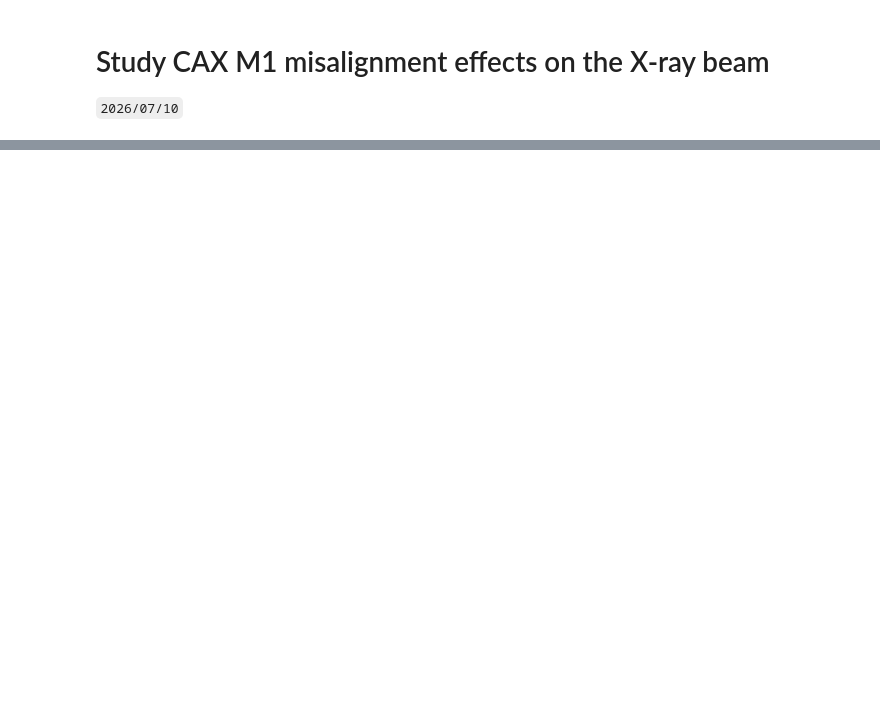
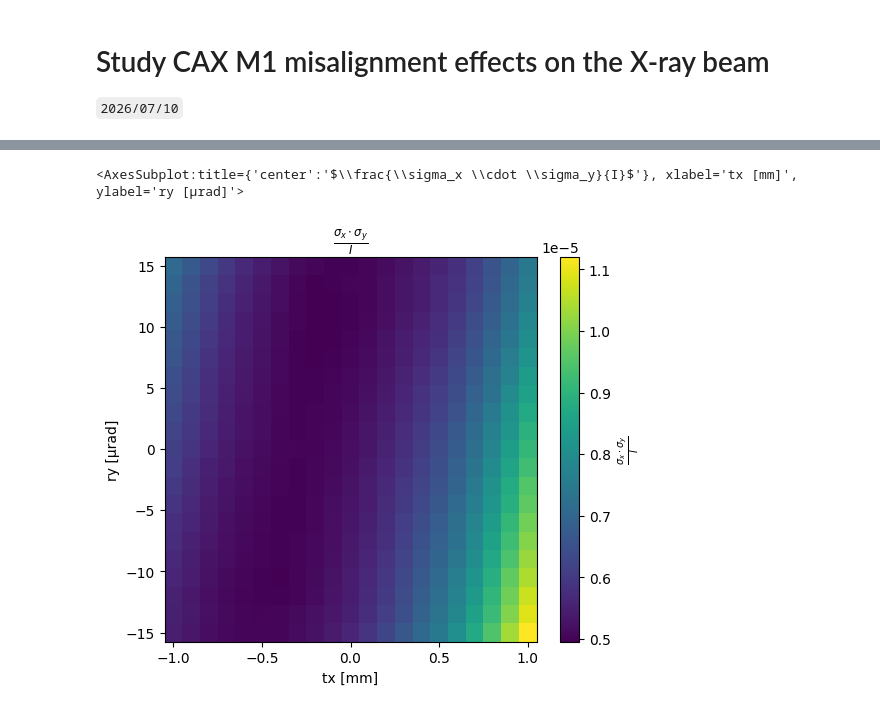
Before and after one commit to amici-lnls/cax-control, a Jupyter notebook: notebooks/cax_misalignments.ipynb, the cells around one changed output, grey strips where cells are left out. Saved outputs shown, nothing was run; the diff lists cells and outputs as text; code cells hidden in the pictures; blank space fills up the shorter version.

```diff
--- a/notebooks/cax_misalignments.ipynb
+++ b/notebooks/cax_misalignments.ipynb
@@ -276 +428,4 @@ plt.imshow(cax.dvf_B1.image.img)
+# %%
+def objective_func2(data):
+    return (data['sigma_x']*data['sigma_y']/data['peak'])
 # %%
@@ -277,0 +433,2 @@ objective = np.sqrt(data['fwhmx']**2 + data['fwhmy']**2 + np.abs(data['astig'])*
+# %%
+objective2 = objective_func2(data)
@@ -280,3 +448,8 @@ plot_scan(tx_vals, ry_vals, objective, "$\\sqrt{\\mathrm{FWHM}_x^2 + \\mathrm{FW
+# %%
+plot_scan(tx_vals, ry_vals, objective2, "$\\frac{\\sigma_x \\cdot \\sigma_y}{I}$")
+# %% [output]
+<AxesSubplot:title={'center':'$\\frac{\\sigma_x \\cdot \\sigma_y}{I}$'}, xlabel='tx [mm]', ylabel='ry [μrad]'>
+[figure, added]
 # %%
 old_data = cax.dvf_B1.image.img.copy()
 # %%
```
Also changed, not shown: parts of 27 cells of this notebook, 3 other files.
